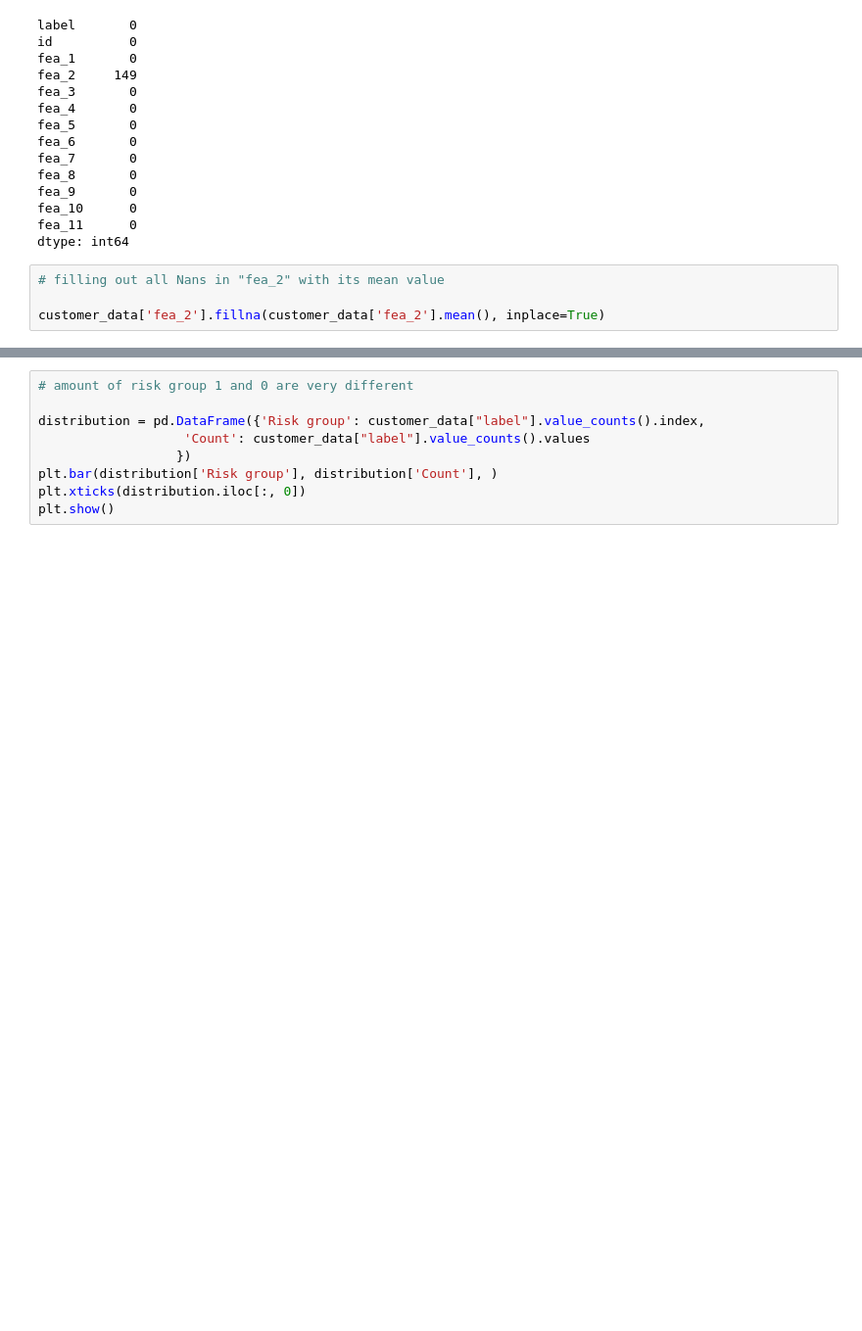
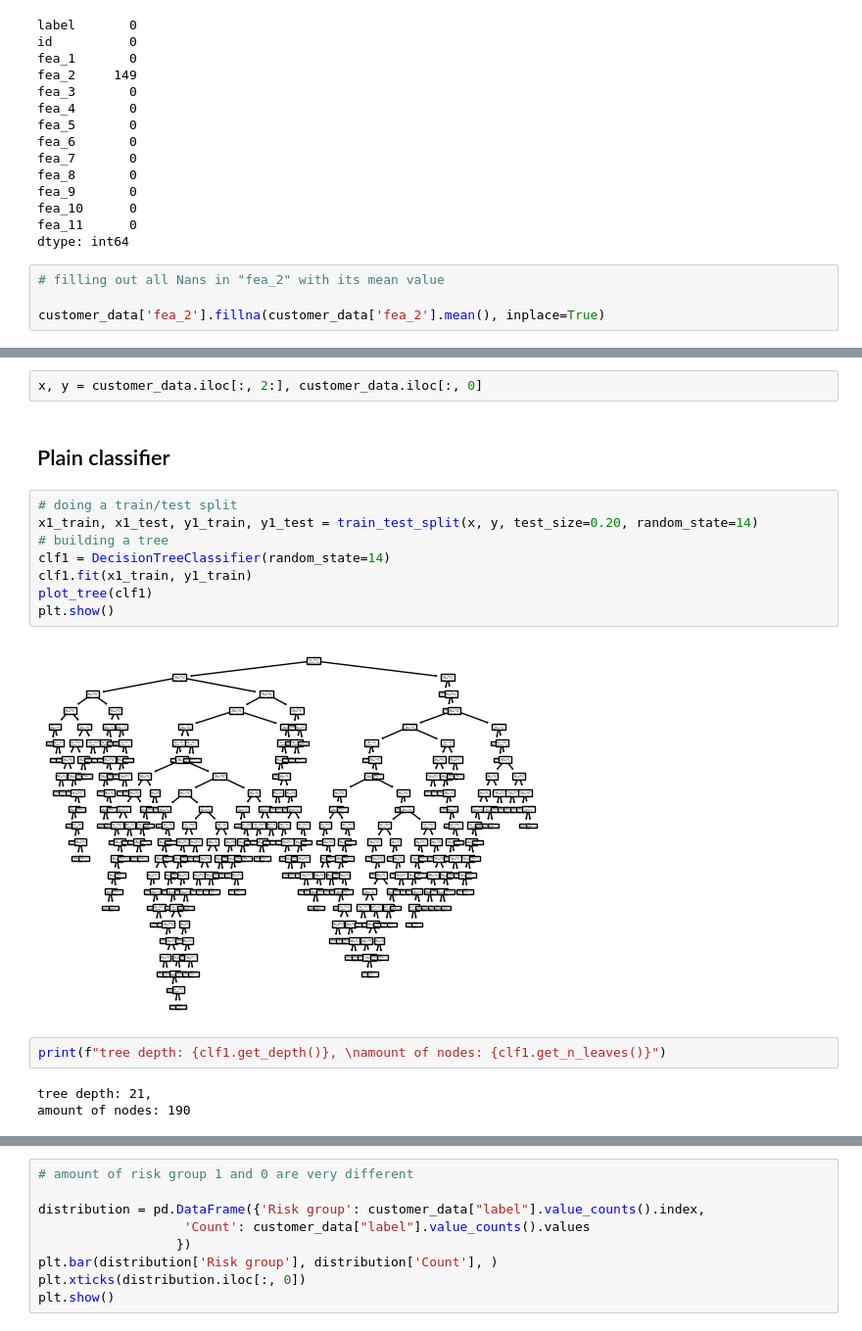
Before and after one commit to ksnkh/decision-trees-coursework, a Jupyter notebook: decision tree classifier.ipynb, the cells around one changed output, grey strips where cells are left out. Shown at 98% size. Saved outputs shown, nothing was run; the diff lists cells and outputs as text; blank space fills up the shorter version.

```diff
--- a/decision tree classifier.ipynb
+++ b/decision tree classifier.ipynb
@@ -87,3 +100,22 @@ customer_data.describe()
 | 50% | 0.000000 | 5.898975e+07 | 5.000000 | 1283.911373 | 3.000000 | 1.020000e+05 | 2.000000 | 11.000000 | 5.000000 | 105.000000 | 4.000000 | ... |
 | 75% | 0.000000 | 5.899799e+07 | 7.000000 | 1310.000000 | 3.000000 | 1.390000e+05 | 2.000000 | 11.000000 | 5.000000 | 111.000000 | 5.000000 | ... |
 | max | 1.000000 | 5.900624e+07 | 7.000000 | 1481.000000 | 3.000000 | 1.200000e+06 | 2.000000 | 16.000000 | 10.000000 | 115.000000 | 5.000000 | ... |
+# %%
+x, y = customer_data.iloc[:, 2:], customer_data.iloc[:, 0]
+# %% [markdown]
+## Plain classifier
+# %%
+# doing a train/test split
+x1_train, x1_test, y1_train, y1_test = train_test_split(x, y, test_size=0.20, random_state=14)
+# building a tree
+clf1 = DecisionTreeClassifier(random_state=14)
+clf1.fit(x1_train, y1_train)
+plot_tree(clf1)
+plt.show()
+# %% [output]
+[figure, added]
+# %%
+print(f"tree depth: {clf1.get_depth()}, \namount of nodes: {clf1.get_n_leaves()}")
+# %% [output]
+tree depth: 21,
+amount of nodes: 190
```
Also changed, not shown: parts of 37 cells of this notebook.
